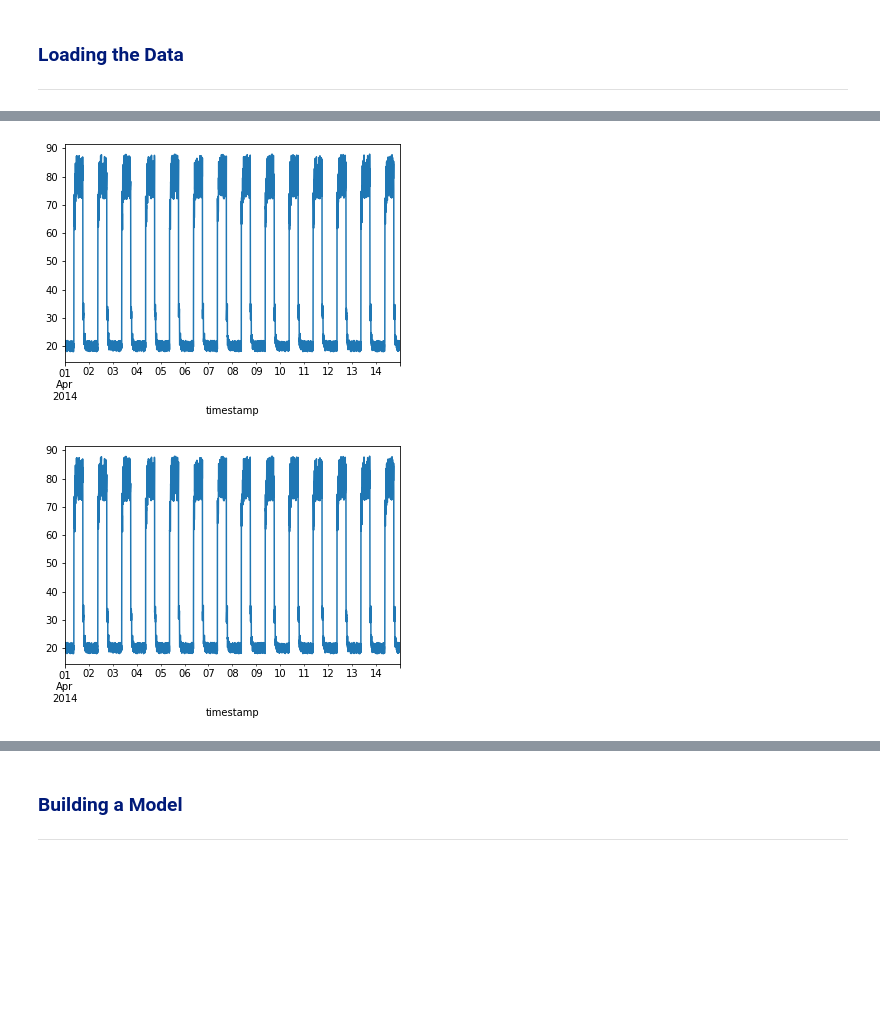
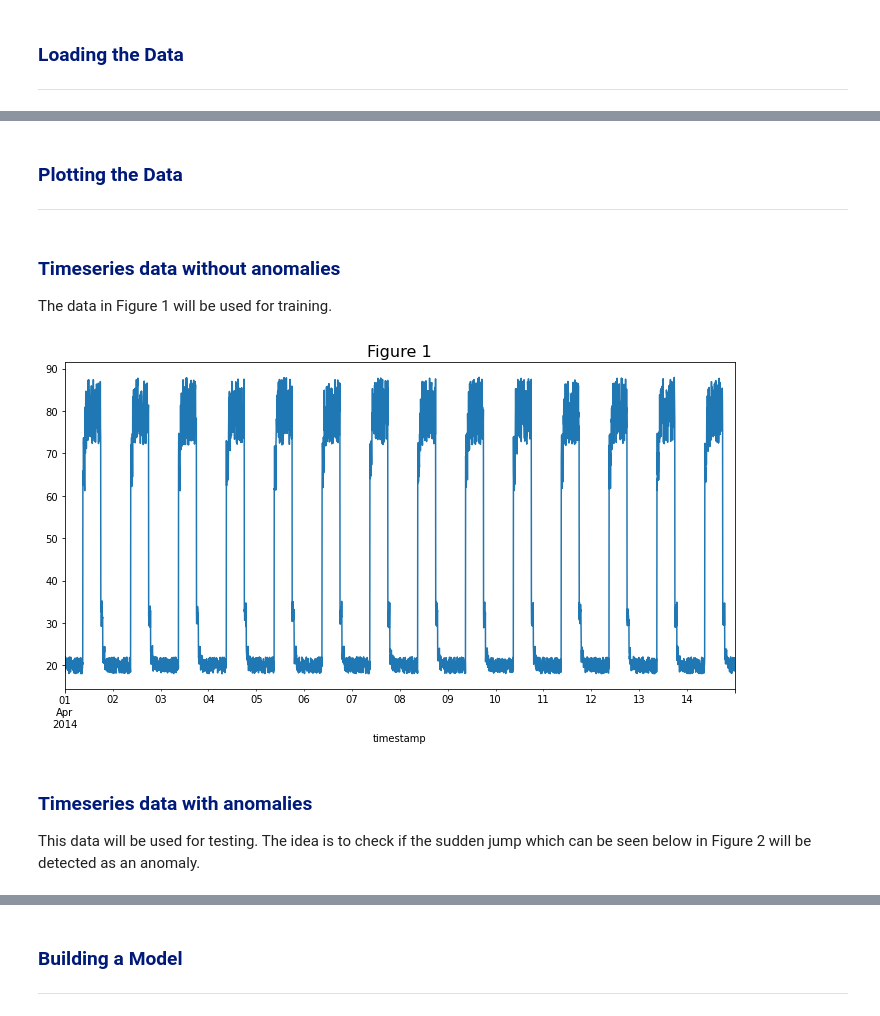
Before and after one commit to SarahMcN25/machine_stastics_assessment, a Jupyter notebook: anomaly-detection.ipynb, the cells around one changed output, grey strips where cells are left out. Saved outputs shown, nothing was run; the diff lists cells and outputs as text; code cells hidden in the pictures; blank space fills up the shorter version.

Commit message:
loading and plotting the data cleaned and explained

```diff
--- a/anomaly-detection.ipynb
+++ b/anomaly-detection.ipynb
@@ -83,17 +83,15 @@ Offical documentation can be accessed here: https://keras.io/
 # %%
-# Load the data
+# Loading the data.
 
 master_url_root = "https://raw.githubusercontent.com/numenta/NAB/master/data/"
 
+# Using csv for training.
 df_small_noise_url_suffix = "artificialNoAnomaly/art_daily_small_noise.csv"
 df_small_noise_url = master_url_root + df_small_noise_url_suffix
-df_small_noise = pd.read_csv(
-    df_small_noise_url, parse_dates=True, index_col="timestamp"
-)
+df_small_noise = pd.read_csv(df_small_noise_url, parse_dates=True, index_col="timestamp")
 
+# Using csv for testing.
 df_daily_jumpsup_url_suffix = "artificialWithAnomaly/art_daily_jumpsup.csv"
 df_daily_jumpsup_url = master_url_root + df_daily_jumpsup_url_suffix
-df_daily_jumpsup = pd.read_csv(
-    df_daily_jumpsup_url, parse_dates=True, index_col="timestamp"
-)
+df_daily_jumpsup = pd.read_csv(df_daily_jumpsup_url, parse_dates=True, index_col="timestamp")
 # %%
@@ -121,12 +118,24 @@ timestamp
 2014-04-01 00:15:00  21.490266
 2014-04-01 00:20:00  20.187739
+# %% [markdown]
+<h3 style="color: #001a79;">Plotting the Data</h3>
+
+<hr style="border-top: 1px solid #001a79;" />
+# %% [markdown]
+<h3 style="color: #001a79;">Timeseries data without anomalies</h3>
+
+The data in Figure 1 will be used for training.
 # %%
-# Visualize the data
+# Plot without anomalies.
 
-fig, ax = plt.subplots()
+fig, ax = plt.subplots(figsize=(12,6))
 df_small_noise.plot(legend=False, ax=ax)
+plt.title("Figure 1", size=16)
 plt.show()
 # %% [output]
-[figure, old version]
+[figure, new version]
-[figure, removed]
+# %% [markdown]
+<h3 style="color: #001a79;">Timeseries data with anomalies</h3>
+
+This data will be used for testing. The idea is to check if the sudden jump which can be seen below in Figure 2 will be detected as an anomaly.
 # %%
```
Also changed, not shown: parts of 18 cells of this notebook.
